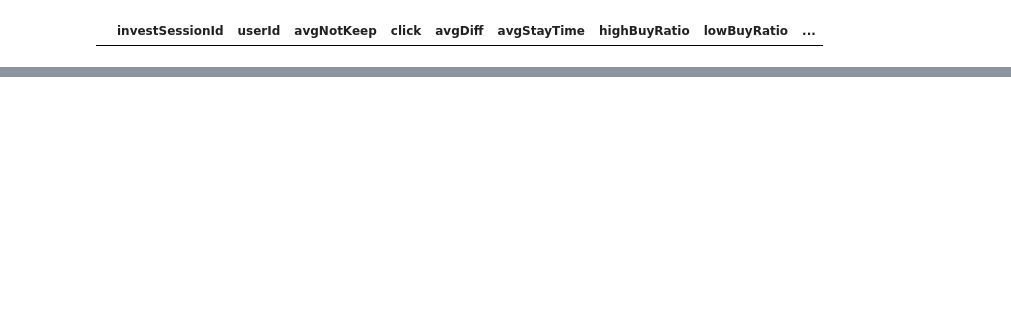
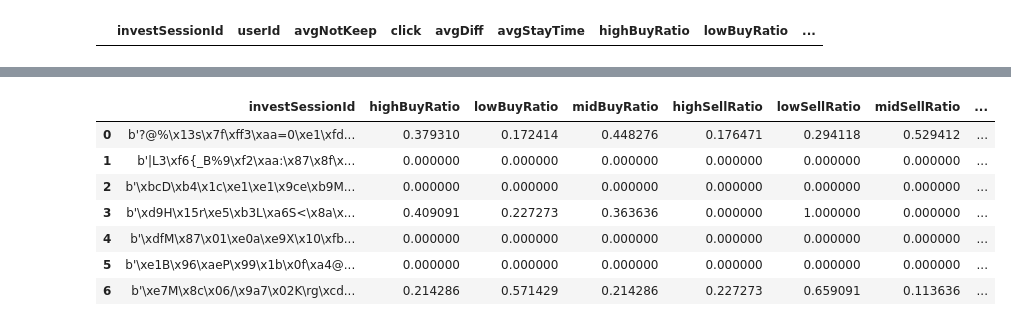
Before and after one commit to team-popo-world/ml-history-analysis, a Jupyter notebook: clustering.ipynb, the cells around one changed output, grey strips where cells are left out. Cells and saved outputs as stored; diff of their text form; code cells hidden in the pictures; blank space fills up the shorter version.

```diff
--- a/clustering.ipynb
+++ b/clustering.ipynb
@@ -511,3 +619,69 @@ merged_with_userId = merged.merge(child, on="userId", how="inner")
 merged_with_userId.head()
 # %% [output]
 |  | investSessionId | userId | avgNotKeep | click | avgDiff | avgStayTime | highBuyRatio | lowBuyRatio | ... |
+# %%
+import numpy as np
+import pandas as pd
+
+# 각 위험 별 구매/판매 비율
+def avg_trade_ratio(df):
+    # 구매 데이터 생성
+    transcation_df = df[['investSessionId',
+                        'turn',
+                        'riskLevel',
+                        'numberOfShares',
+                        'deltaShares', "userId"]]
+
+    # 변화량에 따라 BUY/SELL 구분하기
+    transcation_df['is_buy'] = np.where(
+        transcation_df['deltaShares'] > 0,
+        transcation_df['deltaShares'],
+        0
+    )
+
+    transcation_df['is_sell'] = np.where(
+        transcation_df['deltaShares'] < 0,
+        -transcation_df['deltaShares'],
+        0
+    )
+
+    # 각 investSessionId, riskLevel 별로 buy/sell 개수 집계
+    buy_sell_counts = transcation_df.groupby(['investSessionId', 'riskLevel'])[['is_buy', 'is_sell']].sum().reset_index()
+    buy_sell_counts.rename(columns={'is_buy': 'buyCount', 'is_sell': 'sellCount'}, inplace=True)
+    buy_sell_counts.head()
+
+    # investSessionId별 전체 buy_count, sell_count 구하기
+    total_buy = buy_sell_counts.groupby('investSessionId')['buyCount'].sum().reset_index(name='totalBuyCount')
+    total_sell = buy_sell_counts.groupby('investSessionId')['sellCount'].sum().reset_index(name='totalSellCount')
+
+    # 원본과 병합
+    buy_sell_counts = buy_sell_counts.merge(total_buy, on='investSessionId')
+    buy_sell_counts = buy_sell_counts.merge(total_sell, on='investSessionId')
+
+    buy_sell_counts['buyRatio'] = buy_sell_counts['buyCount'] / buy_sell_counts['totalBuyCount']
+    buy_sell_counts['sellRatio'] = buy_sell_counts['sellCount'] / buy_sell_counts['totalSellCount']
+
+    buy_sell_counts.head()
+
+    # buy_ratio_pivot: 열로 riskLevel을 펼치기
+    buy_ratio_pivot = buy_sell_counts.pivot(index='investSessionId', columns='riskLevel', values='buyRatio')
+    buy_ratio_pivot = buy_ratio_pivot.fillna(0)
+    buy_ratio_pivot.columns = [f"{level}BuyRatio" for level in buy_ratio_pivot.columns]
+    buy_ratio_pivot.reset_index(inplace=True)
+
+    # sell_ratio pivot: 열로 riskLevel을 펼치기
+    sell_ratio_pivot = buy_sell_counts.pivot(index='investSessionId', columns='riskLevel', values='sellRatio')
+    sell_ratio_pivot = sell_ratio_pivot.fillna(0)
+    sell_ratio_pivot.columns = [f"{level}SellRatio" for level in sell_ratio_pivot.columns]
+    sell_ratio_pivot.reset_index(inplace=True)
+
+    # merge 두 pivot
+    avgTradeRatio = pd.merge(buy_ratio_pivot, sell_ratio_pivot, on='investSessionId')
+
+    user_info = transcation_df.groupby('investSessionId')[['userId']].first().reset_index()
+    avgTradeRatio = avgTradeRatio.merge(user_info, on='investSessionId', how='left')
+
+    return avgTradeRatio
+
+avg_trade_ratio(df)
+# %% [output]
@@ -513,0 +698,8 @@ merged_with_userId.head()
+|  | investSessionId | highBuyRatio | lowBuyRatio | midBuyRatio | highSellRatio | lowSellRatio | midSellRatio | ... |
+| 0 | b'?@%\x13s\x7f\xff3\xaa=0\xe1\xfd... | 0.379310 | 0.172414 | 0.448276 | 0.176471 | 0.294118 | 0.529412 | ... |
+| 1 | b'|L3\xf6{_B%9\xf2\xaa:\x87\x8f\x... | 0.000000 | 0.000000 | 0.000000 | 0.000000 | 0.000000 | 0.000000 | ... |
+| 2 | b'\xbcD\xb4\x1c\xe1\xe1\x9ce\xb9M... | 0.000000 | 0.000000 | 0.000000 | 0.000000 | 0.000000 | 0.000000 | ... |
+| 3 | b'\xd9H\x15r\xe5\xb3L\xa6S<\x8a\x... | 0.409091 | 0.227273 | 0.363636 | 0.000000 | 1.000000 | 0.000000 | ... |
+| 4 | b'\xdfM\x87\x01\xe0a\xe9X\x10\xfb... | 0.000000 | 0.000000 | 0.000000 | 0.000000 | 0.000000 | 0.000000 | ... |
+| 5 | b'\xe1B\x96\xaeP\x99\x1b\x0f\xa4@... | 0.000000 | 0.000000 | 0.000000 | 0.000000 | 0.000000 | 0.000000 | ... |
+| 6 | b'\xe7M\x8c\x06/\x9a7\x02K\rg\xcd... | 0.214286 | 0.571429 | 0.214286 | 0.227273 | 0.659091 | 0.113636 | ... |
```
Also changed, not shown: parts of 13 cells of this notebook, 2 other files.
